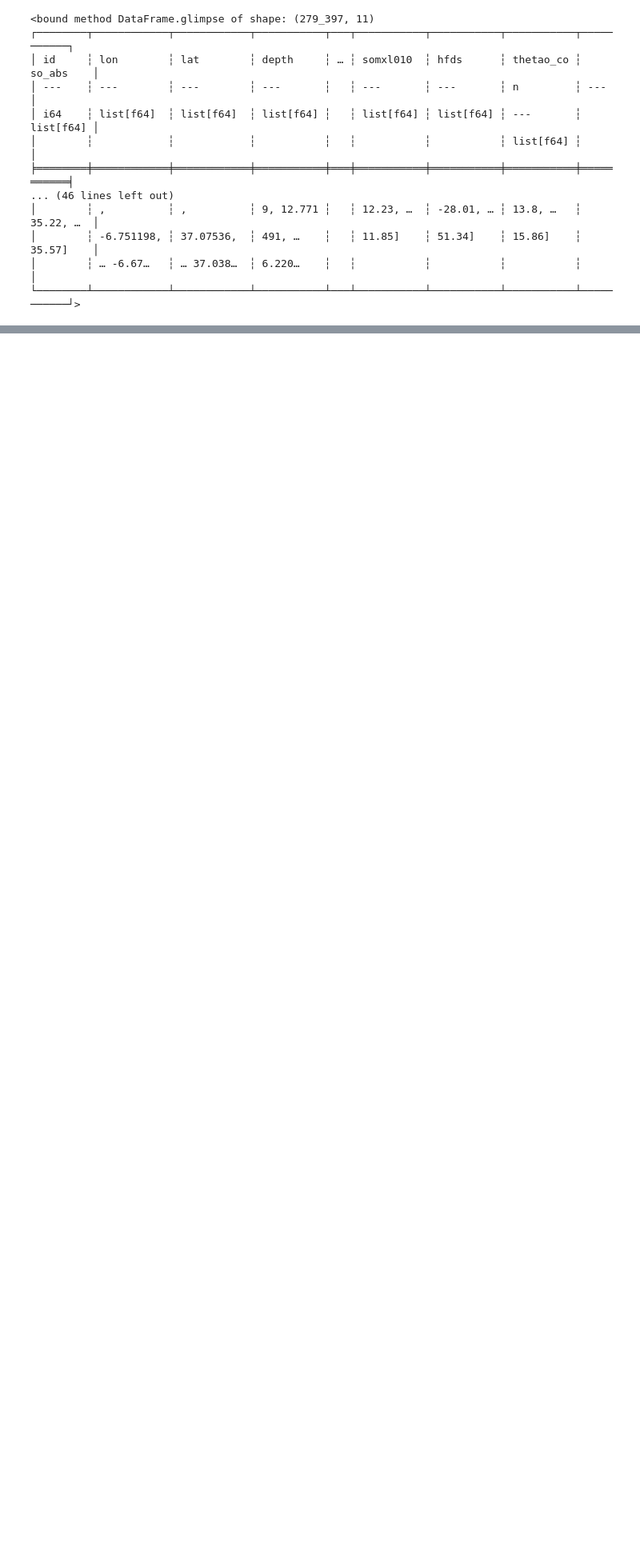
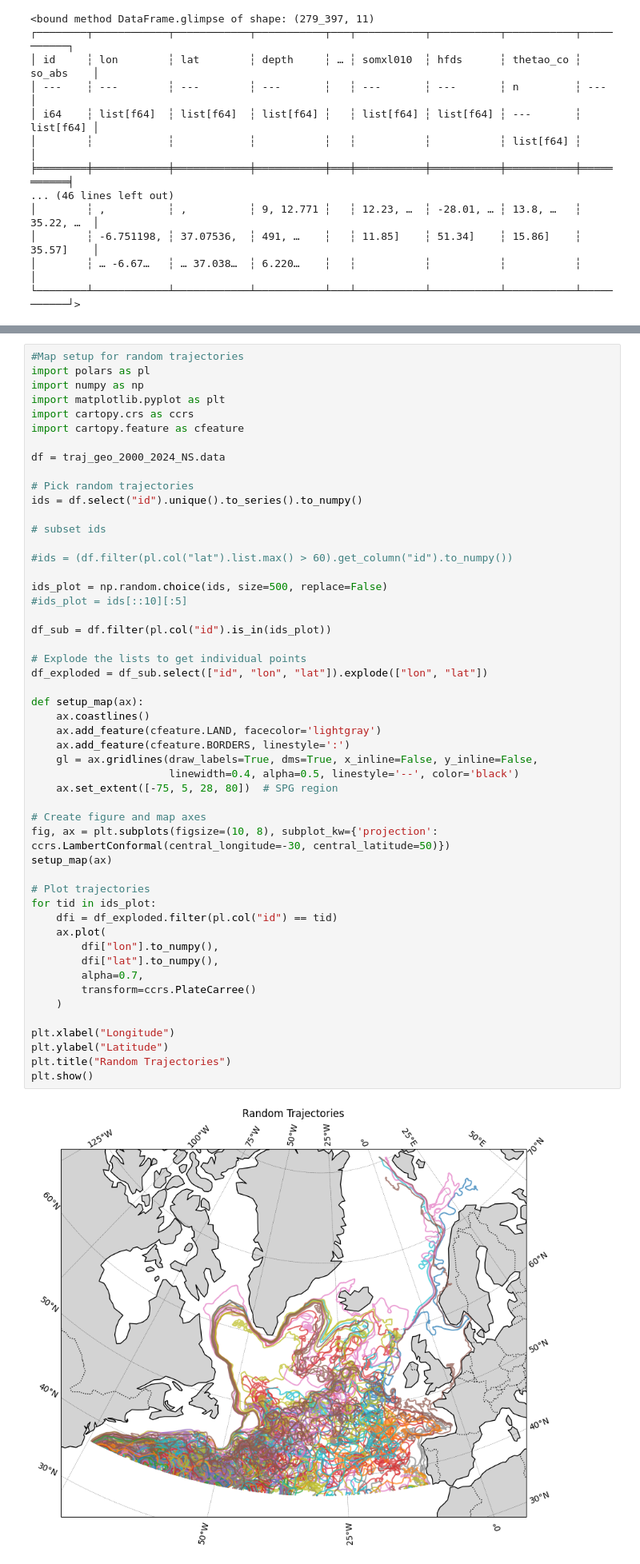
Before and after one commit to evanhambly1/Tracmass, a Jupyter notebook: project_1m_analysis_scripts/eORCA12/eORCA12_testing.ipynb, the cells around one changed output, grey strips where cells are left out. Shown at 80% size. Cells and saved outputs as stored; diff of their text form; blank space fills up the shorter version.

```diff
--- a/project_1m_analysis_scripts/eORCA12/eORCA12_testing.ipynb
+++ b/project_1m_analysis_scripts/eORCA12/eORCA12_testing.ipynb
@@ -745,0 +938,53 @@ plt.show()
+# %%
+#Map setup for random trajectories
+import polars as pl
+import numpy as np
+import matplotlib.pyplot as plt
+import cartopy.crs as ccrs
+import cartopy.feature as cfeature
+
+df = traj_geo_2000_2024_NS.data
+
+# Pick random trajectories
+ids = df.select("id").unique().to_series().to_numpy()
+
+# subset ids
+
+#ids = (df.filter(pl.col("lat").list.max() > 60).get_column("id").to_numpy())
+
+ids_plot = np.random.choice(ids, size=500, replace=False)
+#ids_plot = ids[::10][:5]
+
+df_sub = df.filter(pl.col("id").is_in(ids_plot))
+
+# Explode the lists to get individual points
+df_exploded = df_sub.select(["id", "lon", "lat"]).explode(["lon", "lat"])
+
+def setup_map(ax):
+    ax.coastlines()
+    ax.add_feature(cfeature.LAND, facecolor='lightgray')
+    ax.add_feature(cfeature.BORDERS, linestyle=':')
+    gl = ax.gridlines(draw_labels=True, dms=True, x_inline=False, y_inline=False,
+                      linewidth=0.4, alpha=0.5, linestyle='--', color='black')
+    ax.set_extent([-75, 5, 28, 80])  # SPG region
+
+# Create figure and map axes
+fig, ax = plt.subplots(figsize=(10, 8), subplot_kw={'projection': ccrs.LambertConformal(central_longitude=-30, central_latitude=50)})
+setup_map(ax)
+
+# Plot trajectories
+for tid in ids_plot:
+    dfi = df_exploded.filter(pl.col("id") == tid)
+    ax.plot(
+        dfi["lon"].to_numpy(),
+        dfi["lat"].to_numpy(),
+        alpha=0.7,
+        transform=ccrs.PlateCarree()
+    )
+
+plt.xlabel("Longitude")
+plt.ylabel("Latitude")
+plt.title("Random Trajectories")
+plt.show()
+# %% [output]
+[figure, added]
```
Also changed, not shown: parts of 8 cells of this notebook, 7 other files.
